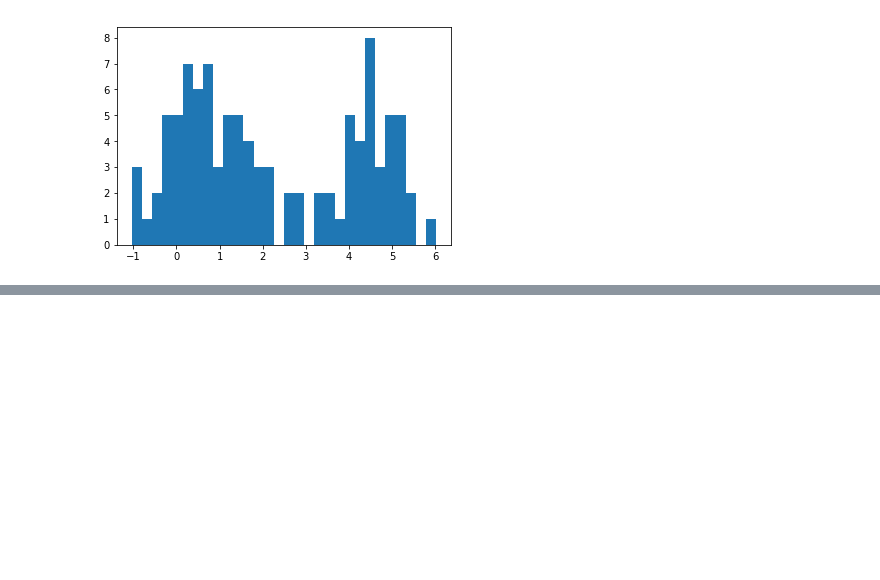
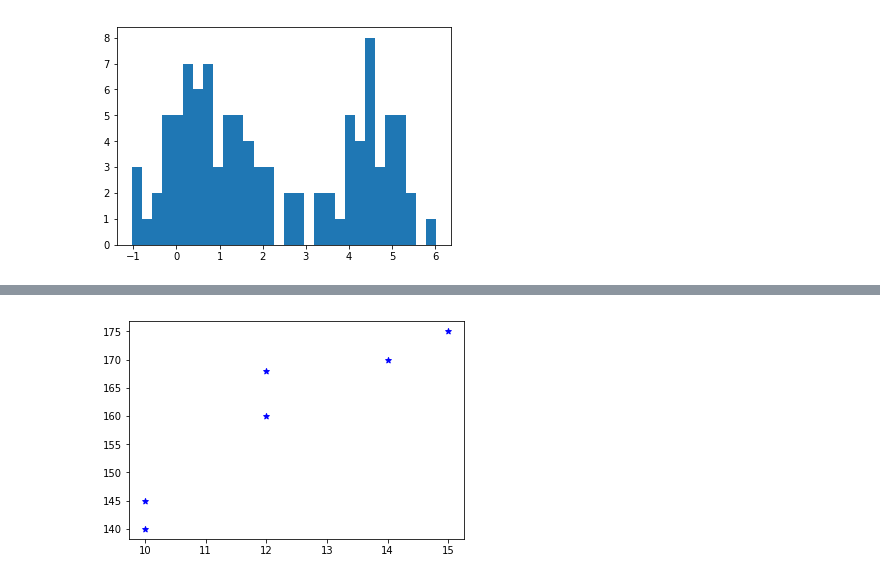
Before and after one commit to juebrauer/course_introduction_to_python, a Jupyter notebook: 07_matplotlib_grundlagen/matplotlib_grundlagen.ipynb, the cells around one changed output, grey strips where cells are left out. Saved outputs shown, nothing was run; the diff lists cells and outputs as text; code cells hidden in the pictures; blank space fills up the shorter version.

Commit message:
Matplotlib intro: example for a scatter plot

```diff
--- a/07_matplotlib_grundlagen/matplotlib_grundlagen.ipynb
+++ b/07_matplotlib_grundlagen/matplotlib_grundlagen.ipynb
@@ -613,0 +622,14 @@ plt.show()
+# %%
+# Z.B. alter einer Person
+# Beachte: es gibt mehrere Personen,
+# die das gleiche Alter haben
+x_werte = [10,10,12,12,14,15]
+
+# Z.B. Größe einer Person
+y_werte = [140,145,160,168,170,175]
+
+plt.scatter(x_werte,y_werte, marker="*", color="blue")
+
+plt.show()
+# %% [output]
+[figure, added]
```
Also changed, not shown: parts of 5 cells of this notebook.
